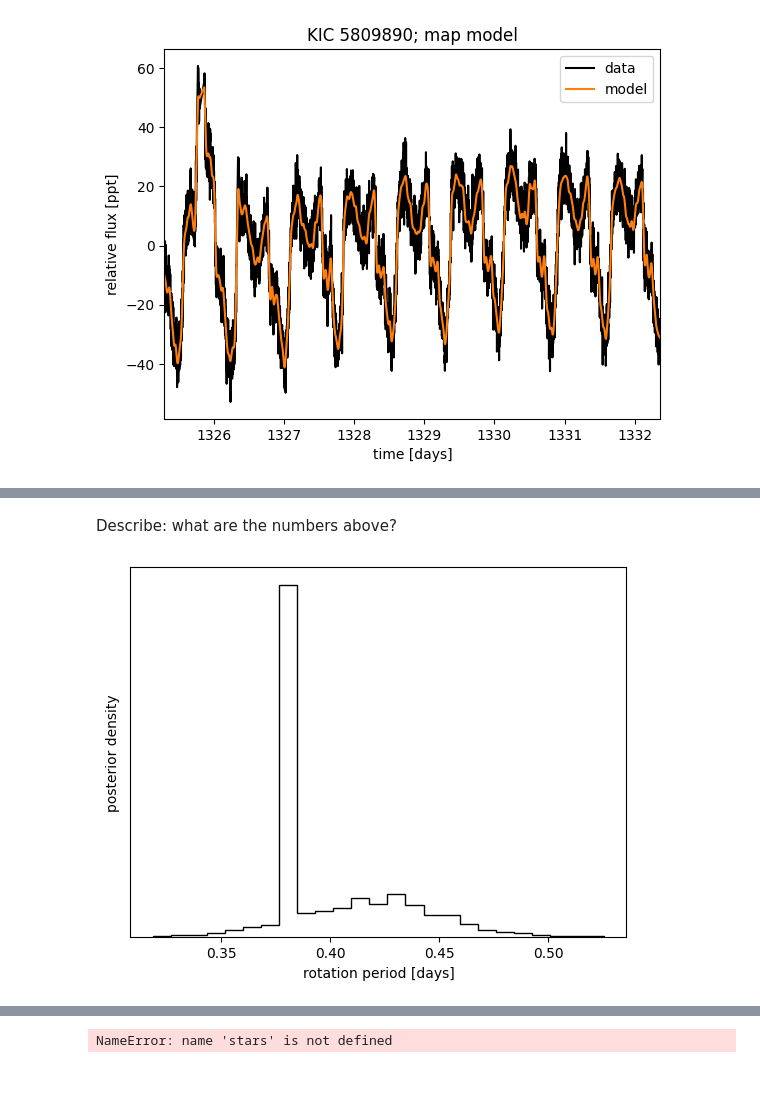
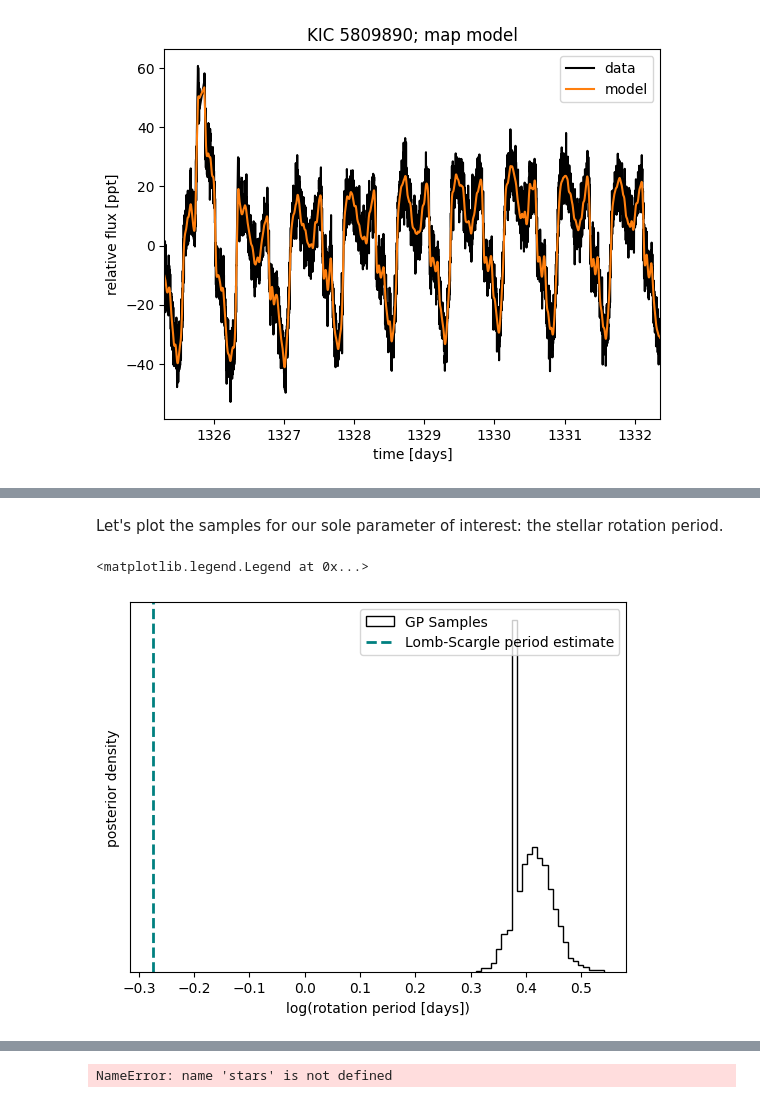
Before and after one commit to spacetelescope/project-tikebook, a Jupyter notebook: notebooks/8-rotation-speeds-pt2/interm_statistics.ipynb, the cells around one changed output, grey strips where cells are left out. Drawn from its saved outputs; the diff is of its cells as text; code cells hidden in the pictures.

```diff
--- a/notebooks/8-rotation-speeds-pt2/interm_statistics.ipynb
+++ b/notebooks/8-rotation-speeds-pt2/interm_statistics.ipynb
@@ -231,10 +417,13 @@ az.summary(
 # %% [markdown]
-Describe: what are the numbers above?
+Let's plot the samples for our sole parameter of interest: the stellar rotation period.
 # %%
 period_samples = np.asarray(trace.posterior["period"]).flatten()
-plt.hist(period_samples, 25, histtype="step", color="k", density=True)
+plt.hist(period_samples, 25, histtype="step", color="k", density=True, label='GP Samples')
 plt.yticks([])
-plt.xlabel("rotation period [days]")
+plt.xlabel("log(rotation period [days])")
+plt.axvline(np.log(0.76), color='teal', linestyle='--', lw=2, label='Lomb-Scargle period estimate')
 _ = plt.ylabel("posterior density")
+plt.legend()
 # %% [output]
+<matplotlib.legend.Legend at 0x...>
-[figure, old version]
+[figure, new version]
```
Also changed, not shown: parts of 105 cells of this notebook.
